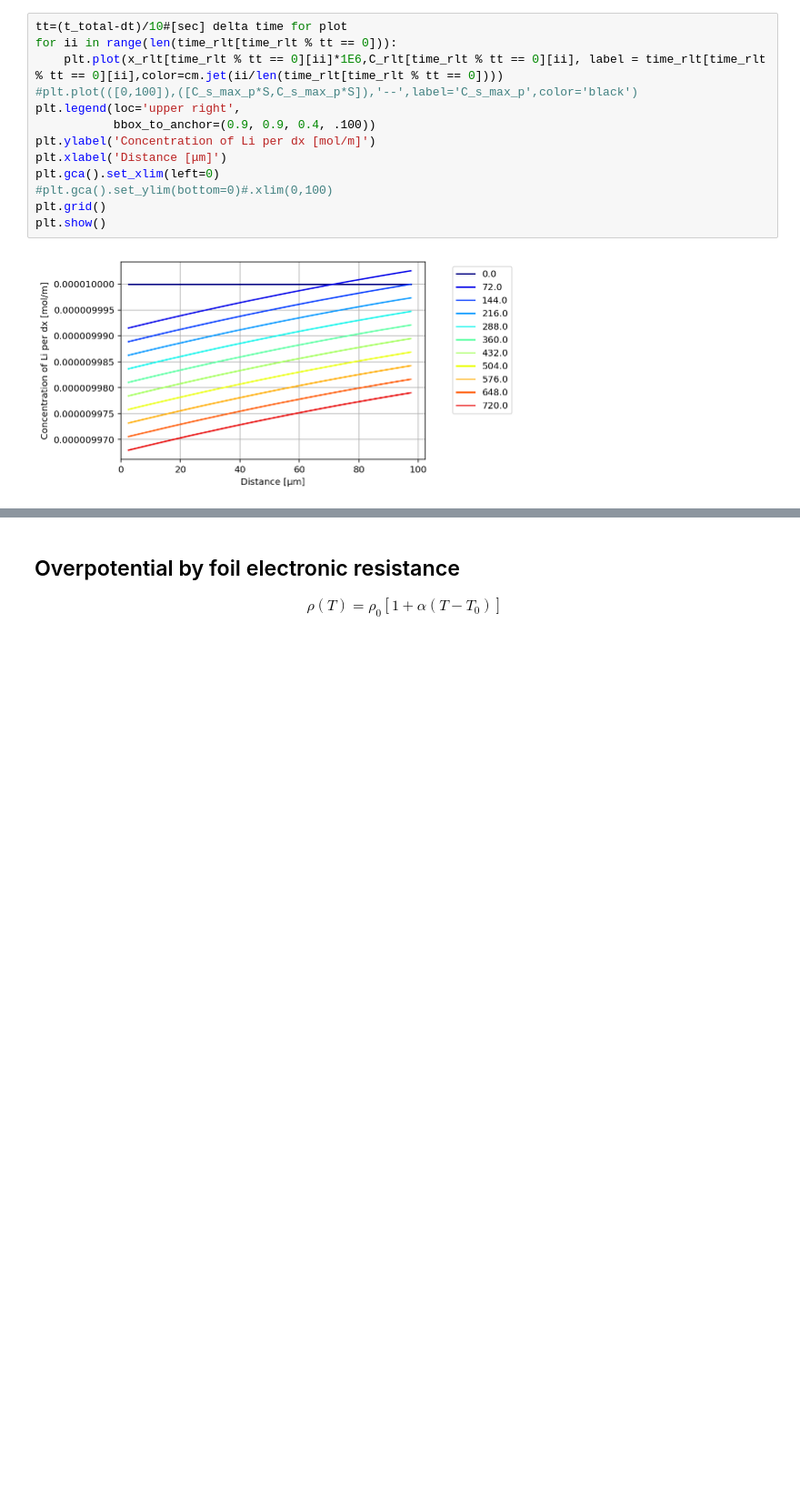
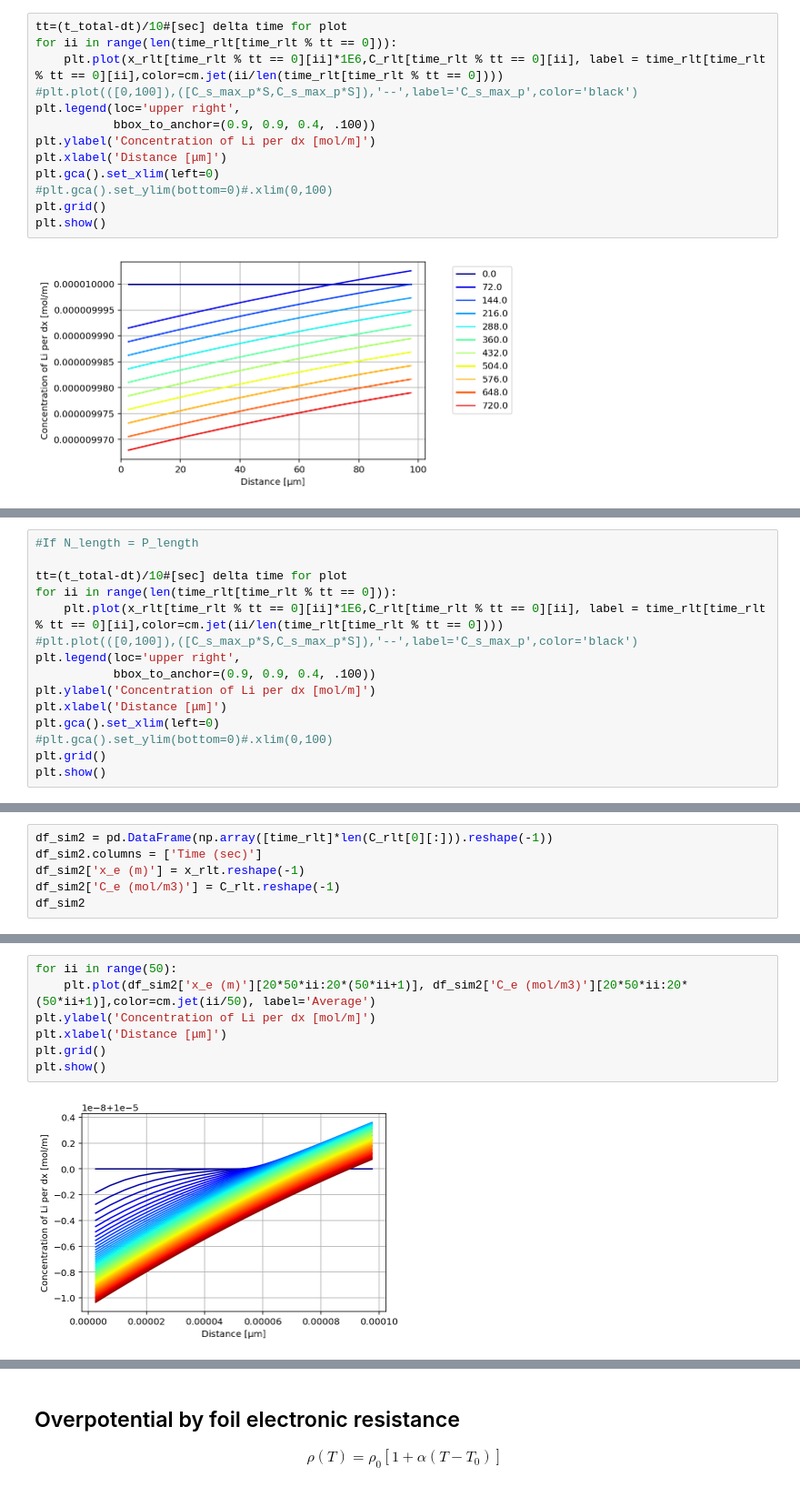
Before and after one commit to TakumaKawahara/BS-StudyGroup, a Jupyter notebook: Model#4/BS_Model#4_ver1.0.ipynb, the cells around one changed output, grey strips where cells are left out. Shown at 91% size. Cells and saved outputs as stored; diff of their text form; blank space fills up the shorter version.

```diff
--- a/Model#4/BS_Model#4_ver1.0.ipynb
+++ b/Model#4/BS_Model#4_ver1.0.ipynb
@@ -763,0 +844,15 @@ print('{:.2}'.format(t2-t1),'sec')
+# %%
+#If N_length = P_length
+
+tt=(t_total-dt)/10#[sec] delta time for plot
+for ii in range(len(time_rlt[time_rlt % tt == 0])):
+    plt.plot(x_rlt[time_rlt % tt == 0][ii]*1E6,C_rlt[time_rlt % tt == 0][ii], label = time_rlt[time_rlt % tt == 0][ii],color=cm.jet(ii/len(time_rlt[time_rlt % tt == 0])))
+#plt.plot(([0,100]),([C_s_max_p*S,C_s_max_p*S]),'--',label='C_s_max_p',color='black')
+plt.legend(loc='upper right',
+           bbox_to_anchor=(0.9, 0.9, 0.4, .100))
+plt.ylabel('Concentration of Li per dx [mol/m]')
+plt.xlabel('Distance [μm]')
+plt.gca().set_xlim(left=0)
+#plt.gca().set_ylim(bottom=0)#.xlim(0,100)
+plt.grid()
+plt.show()
@@ -856,0 +1067,6 @@ plt.show()
+# %%
+df_sim2 = pd.DataFrame(np.array([time_rlt]*len(C_rlt[0][:])).reshape(-1))
+df_sim2.columns = ['Time (sec)']
+df_sim2['x_e (m)'] = x_rlt.reshape(-1)
+df_sim2['C_e (mol/m3)'] = C_rlt.reshape(-1)
+df_sim2
@@ -856,0 +1087,9 @@ plt.show()
+# %%
+for ii in range(50):
+    plt.plot(df_sim2['x_e (m)'][20*50*ii:20*(50*ii+1)], df_sim2['C_e (mol/m3)'][20*50*ii:20*(50*ii+1)],color=cm.jet(ii/50), label='Average')
+plt.ylabel('Concentration of Li per dx [mol/m]')
+plt.xlabel('Distance [μm]')
+plt.grid()
+plt.show()
+# %% [output]
+[figure, added]
```
Also changed, not shown: parts of 28 cells of this notebook.
